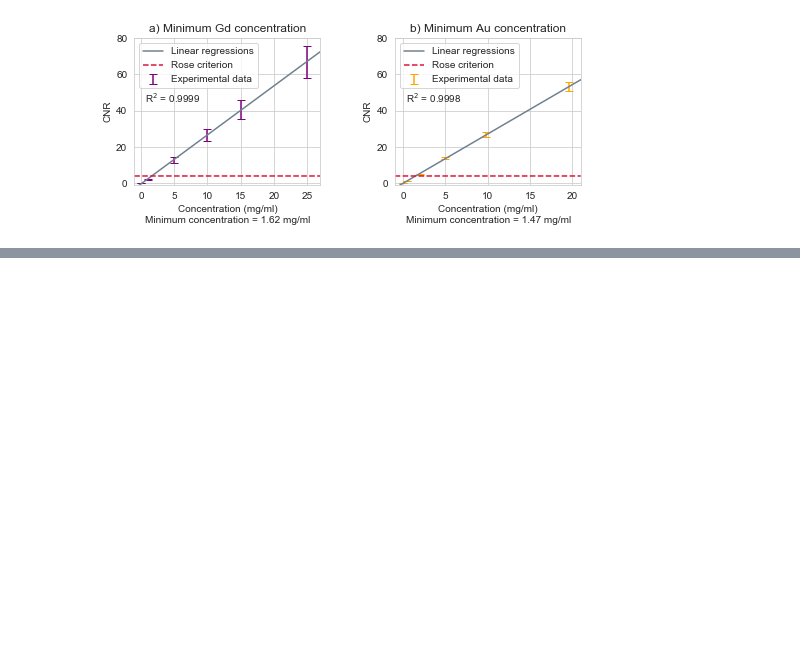
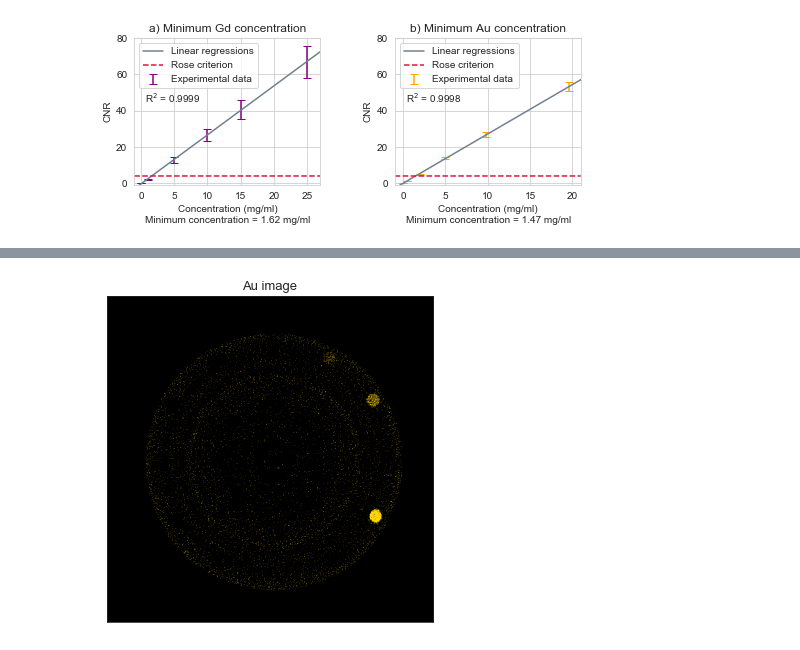
Before and after one commit to drichts/Reconstruction, a Jupyter notebook: presentations/AAPM21/figures.ipynb, the cells around one changed output, grey strips where cells are left out. Drawn from its saved outputs; the diff is of its cells as text; code cells hidden in the pictures; blank space fills up the shorter version.

```diff
--- a/presentations/AAPM21/figures.ipynb
+++ b/presentations/AAPM21/figures.ipynb
@@ -332,0 +426,70 @@ fig4.show()
+# %%
+import os
+import numpy as np
+import seaborn as sns
+import matplotlib.pyplot as plt
+import matplotlib.image as mpimg
+import matplotlib.colors as colors
+from mpl_toolkits.axes_grid1 import make_axes_locatable
+
+# Create the colormaps
+nbins = 100
+c1 = (1, 0, 1)
+c3 = (1, 0.843, 0)
+
+gray_val = 0
+gray_list = (gray_val, gray_val, gray_val)
+
+# Create cmaps
+c1_rng = [gray_list, c1]
+cmap1 = colors.LinearSegmentedColormap.from_list('Purp', c1_rng, N=nbins)
+c2_rng = [gray_list, c3]
+cmap2 = colors.LinearSegmentedColormap.from_list('G78', c2_rng, N=nbins)
+
+# Create mask to set values to zero outside of the phantom
+# Create meshgrid of values from 0 to img_dim in both dimension
+xx, yy, = np.mgrid[:576, :576]
+
+# Define the equation of the circle that we would like to create
+circle = (xx - 288)**2 + (yy - 288)**2
+arr = np.ones((576, 576))
+mask = np.ma.masked_where(circle > 130**2, arr)
+mask = mask.mask
+
+sns.set_style('white')
+directory = r'D:\OneDrive - University of Victoria\Research\LDA Data\21-03-03_CT_GdAu_SEC\phantom_scan\Norm CT'
+
+# ct = np.load(os.path.join(directory, 'CT_norm.npy'))
+ct = np.load(r'D:\OneDrive - University of Victoria\Research\LDA Data\21-03-03_CT_GdAu_SEC\phantom_scan\CT\CT.npy')
+gd = np.load(os.path.join(directory, 'K-edge.npy'))
+au = np.load(os.path.join(directory, 'K-edge_2.npy'))
+
+for i in range(24):
+    gd[i][mask] = 0
+    au[i][mask] = 0
+
+gd[gd < 0] = 0
+au[au < 0] = 0
+
+fig3, ax = plt.subplots(1, 1, figsize=(6, 6))
+
+d1 = make_axes_locatable(ax)
+
+# im1 = ax.imshow(ct[3, 12, 120:450, 120:450], cmap='gray', vmin=0.1, vmax=0.3)
+im1 = ax.imshow(au[12, 120:450, 120:450], cmap=cmap2, vmin=3, vmax=19)
+ax.axes.xaxis.set_ticks([])
+ax.axes.yaxis.set_ticks([])
+ax.grid(False)
+ax.set_title('Au image', fontsize=13)
+
+# If you want a colorbar
+# cax1 = d1.append_axes("right", size="5%", pad=0.05)
+# cax1.tick_params(labelsize=9)
+# plt.colorbar(im1, cax=cax1)
+# h1 = cax1.set_ylabel('mg/ml', fontsize=12, labelpad=9)
+# h1.set_rotation(-90)
+
+fig3.show()
+fig3.savefig(r'D:\OneDrive - University of Victoria\Files\Grad School\Writings and Presentations\Abstracts\AAPM 2021\Au_img.png', dpi=500)
+# %% [output]
+[figure, added]
```
Also changed, not shown: parts of 3 cells of this notebook, 12 other files.
